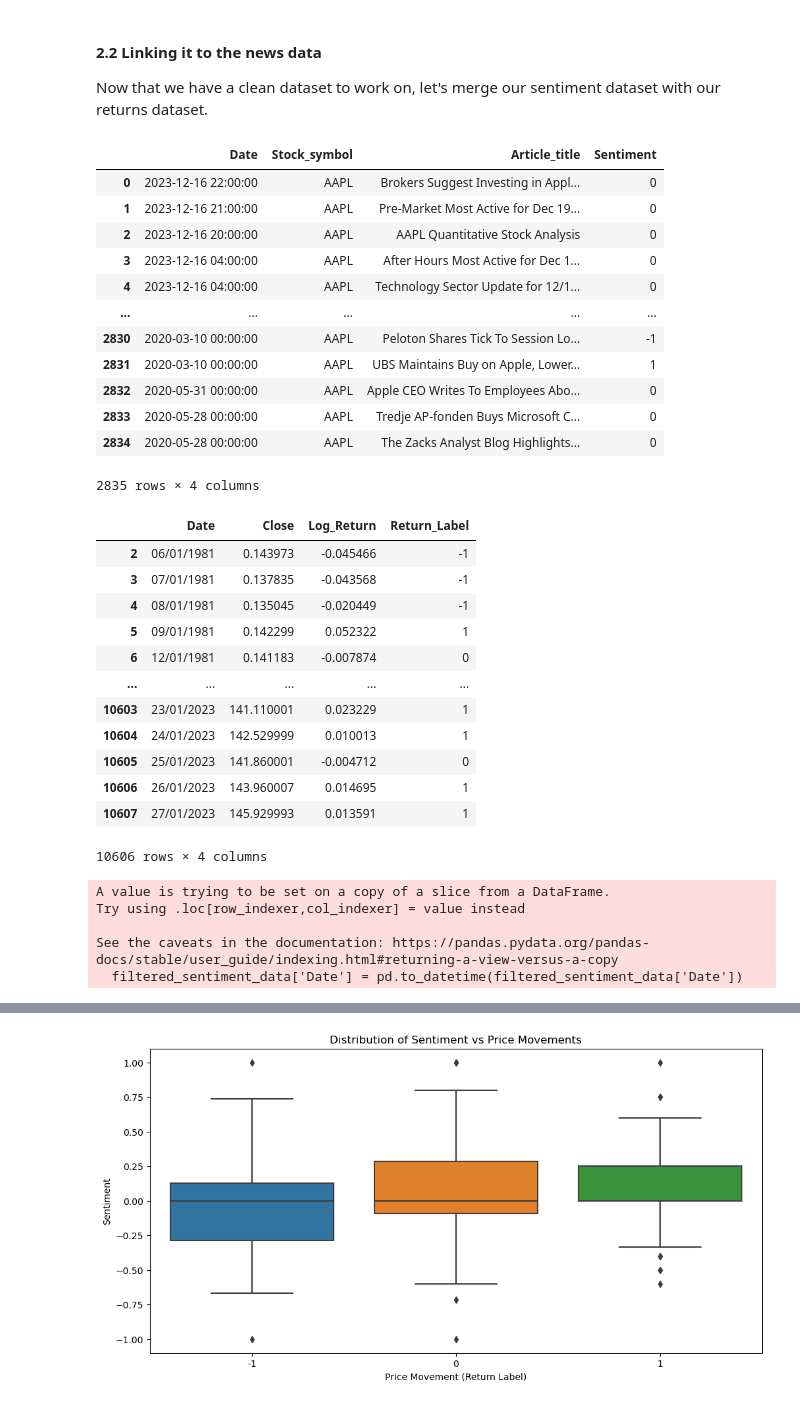
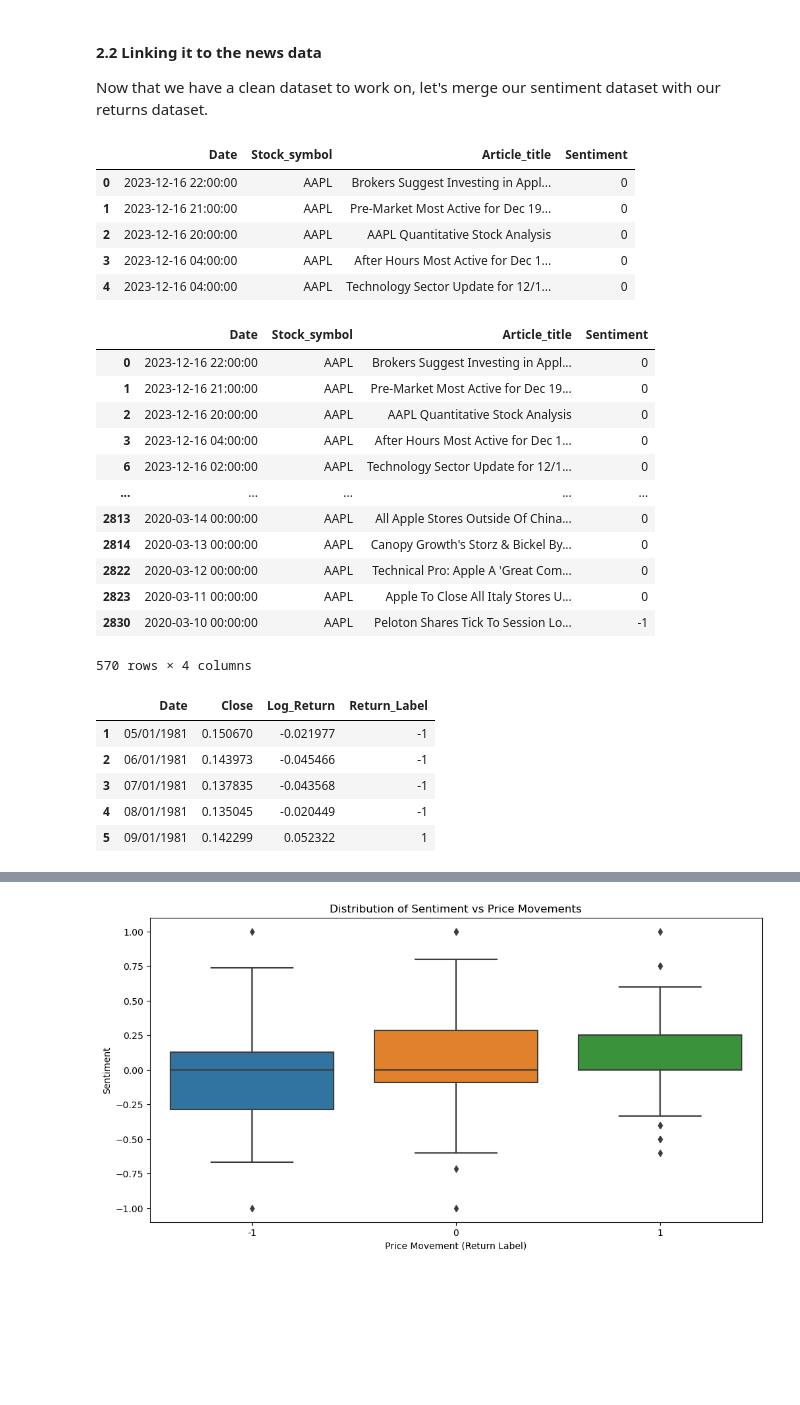
Before and after one commit to Crqbu/Sentiment-Market-Anomaly, a Jupyter notebook: notebooks/data_analysis_with_plots.ipynb, the cells around one changed output, grey strips where cells are left out. Cells and saved outputs as stored; diff of their text form; code cells hidden in the pictures; blank space fills up the shorter version.

Commit message:
3rd part started

```diff
--- a/notebooks/data_analysis_with_plots.ipynb
+++ b/notebooks/data_analysis_with_plots.ipynb
@@ -237,14 +242,13 @@ returns_data.head()
 # %%
 # Initial values
 initial_gamma = 0.01
-initial_delta = 1
 
 # Calculate log returns
 def calculate_log_returns(data, delta, column_name='Close'):
     return np.log(data[column_name] / data[column_name].shift(delta))
 
 #Applying the function
-returns_data['Log_Return'] = calculate_log_returns(returns_data,initial_delta)
+returns_data['Log_Return'] = calculate_log_returns(returns_data,1)
 returns_data = returns_data.dropna()
 
 # Define the classification function
@@ -350,7 +326,7 @@ returns_data
 Now that we have a clean dataset to work on, let's merge our sentiment dataset with our returns dataset.
 # %%
 sentiment_data = read_file('../data/processed/processed_news_data_with_sent.csv')
-sentiment_data
+sentiment_data.head()
 # %% [output]
 |  | Date | Stock_symbol | Article_title | Sentiment |
 | 0 | 2023-12-16 22:00:00 | AAPL | Brokers Suggest Investing in Appl... | 0 |
@@ -358,39 +334,29 @@ sentiment_data
 | 2 | 2023-12-16 20:00:00 | AAPL | AAPL Quantitative Stock Analysis | 0 |
 | 3 | 2023-12-16 04:00:00 | AAPL | After Hours Most Active for Dec 1... | 0 |
 | 4 | 2023-12-16 04:00:00 | AAPL | Technology Sector Update for 12/1... | 0 |
-| ... | ... | ... | ... | ... |
-| 2830 | 2020-03-10 00:00:00 | AAPL | Peloton Shares Tick To Session Lo... | -1 |
-| 2831 | 2020-03-10 00:00:00 | AAPL | UBS Maintains Buy on Apple, Lower... | 1 |
-| 2832 | 2020-05-31 00:00:00 | AAPL | Apple CEO Writes To Employees Abo... | 0 |
-| 2833 | 2020-05-28 00:00:00 | AAPL | Tredje AP-fonden Buys Microsoft C... | 0 |
-| 2834 | 2020-05-28 00:00:00 | AAPL | The Zacks Analyst Blog Highlights... | 0 |
-2835 rows × 4 columns
+# %%
+#We see that news are generally published in batches
+sentiment_data.drop_duplicates(["Date"])
+# %% [output]
+|  | Date | Stock_symbol | Article_title | Sentiment |
+| 0 | 2023-12-16 22:00:00 | AAPL | Brokers Suggest Investing in Appl... | 0 |
+| 1 | 2023-12-16 21:00:00 | AAPL | Pre-Market Most Active for Dec 19... | 0 |
+| 2 | 2023-12-16 20:00:00 | AAPL | AAPL Quantitative Stock Analysis | 0 |
+| 3 | 2023-12-16 04:00:00 | AAPL | After Hours Most Active for Dec 1... | 0 |
+| 6 | 2023-12-16 02:00:00 | AAPL | Technology Sector Update for 12/1... | 0 |
+| ... | ... | ... | ... | ... |
+| 2813 | 2020-03-14 00:00:00 | AAPL | All Apple Stores Outside Of China... | 0 |
+| 2814 | 2020-03-13 00:00:00 | AAPL | Canopy Growth's Storz & Bickel By... | 0 |
+| 2822 | 2020-03-12 00:00:00 | AAPL | Technical Pro: Apple A 'Great Com... | 0 |
+| 2823 | 2020-03-11 00:00:00 | AAPL | Apple To Close All Italy Stores U... | 0 |
+| 2830 | 2020-03-10 00:00:00 | AAPL | Peloton Shares Tick To Session Lo... | -1 |
+570 rows × 4 columns
 # %%
-returns_data
+returns_data.head()
 # %% [output]
 |  | Date | Close | Log_Return | Return_Label |
+| 1 | 05/01/1981 | 0.150670 | -0.021977 | -1 |
 | 2 | 06/01/1981 | 0.143973 | -0.045466 | -1 |
 | 3 | 07/01/1981 | 0.137835 | -0.043568 | -1 |
 | 4 | 08/01/1981 | 0.135045 | -0.020449 | -1 |
 | 5 | 09/01/1981 | 0.142299 | 0.052322 | 1 |
-| 6 | 12/01/1981 | 0.141183 | -0.007874 | 0 |
-| ... | ... | ... | ... | ... |
-| 10603 | 23/01/2023 | 141.110001 | 0.023229 | 1 |
-| 10604 | 24/01/2023 | 142.529999 | 0.010013 | 1 |
-| 10605 | 25/01/2023 | 141.860001 | -0.004712 | 0 |
-| 10606 | 26/01/2023 | 143.960007 | 0.014695 | 1 |
-| 10607 | 27/01/2023 | 145.929993 | 0.013591 | 1 |
-10606 rows × 4 columns
-# %%
-# Filter data to include only from the end of 2022
-start_date = '2022-12-01'
-filtered_sentiment_data = sentiment_data[sentiment_data['Date'] >= start_date]
-
-# Ensure sentiment_data is in datetime format
-filtered_sentiment_data['Date'] = pd.to_datetime(filtered_sentiment_data['Date'])
-# %% [output]
-A value is trying to be set on a copy of a slice from a DataFrame.
-Try using .loc[row_indexer,col_indexer] = value instead
-
-See the caveats in the documentation: https://pandas.pydata.org/pandas-docs/stable/user_guide/indexing.html#returning-a-view-versus-a-copy
-  filtered_sentiment_data['Date'] = pd.to_datetime(filtered_sentiment_data['Date'])
```
Also changed, not shown: parts of 16 cells of this notebook.
